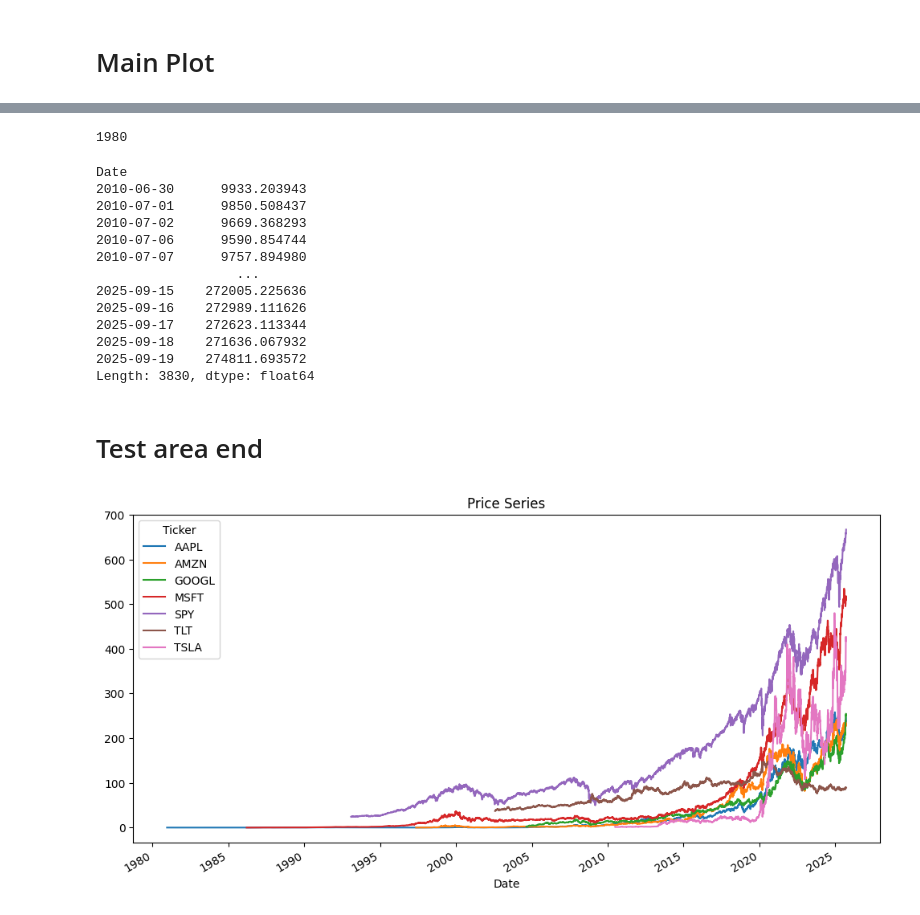
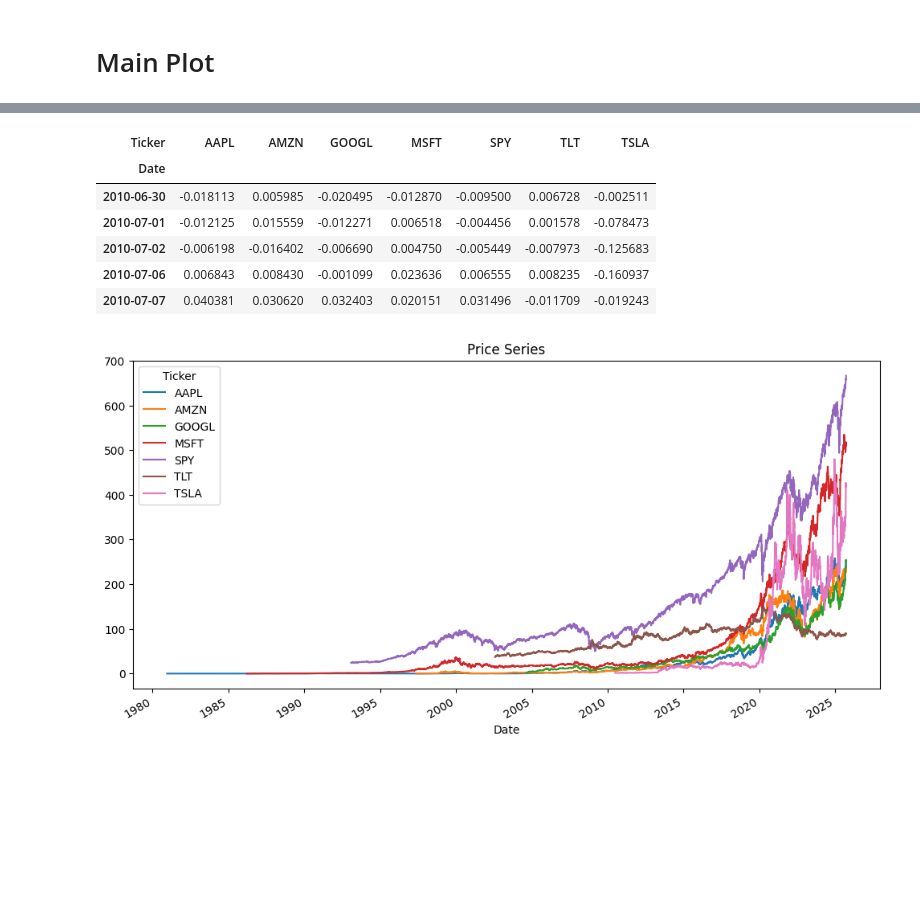
Before and after one commit to ReptilianPride/portfolio-risk-dashboard, a Jupyter notebook: notebooks/prototype.ipynb, the cells around one changed output, grey strips where cells are left out. Cells and saved outputs as stored; diff of their text form; code cells hidden in the pictures; blank space fills up the shorter version.

```diff
--- a/notebooks/prototype.ipynb
+++ b/notebooks/prototype.ipynb
@@ -59,25 +70,14 @@ Close Prices Overview:
 # %%
-close_prices.index.min().year
+returns_df=simple_returns(close_prices.dropna())
+returns_df.head()
 # %% [output]
-1980
+| Ticker | AAPL | AMZN | GOOGL | MSFT | SPY | TLT | TSLA |
+| Date |  |  |  |  |  |  |  |
+| 2010-06-30 | -0.018113 | 0.005985 | -0.020495 | -0.012870 | -0.009500 | 0.006728 | -0.002511 |
+| 2010-07-01 | -0.012125 | 0.015559 | -0.012271 | 0.006518 | -0.004456 | 0.001578 | -0.078473 |
+| 2010-07-02 | -0.006198 | -0.016402 | -0.006690 | 0.004750 | -0.005449 | -0.007973 | -0.125683 |
+| 2010-07-06 | 0.006843 | 0.008430 | -0.001099 | 0.023636 | 0.006555 | 0.008235 | -0.160937 |
+| 2010-07-07 | 0.040381 | 0.030620 | 0.032403 | 0.020151 | 0.031496 | -0.011709 | -0.019243 |
-# %%
-10000*(1+cum_ret)
-# %% [output]
-Date
-2010-06-30      9933.203943
-2010-07-01      9850.508437
-2010-07-02      9669.368293
-2010-07-06      9590.854744
-2010-07-07      9757.894980
-                  ...
-2025-09-15    272005.225636
-2025-09-16    272989.111626
-2025-09-17    272623.113344
-2025-09-18    271636.067932
-2025-09-19    274811.693572
-Length: 3830, dtype: float64
-# %% [markdown]
-# Test area end
 # %%
 close_prices.plot(figsize=(12,6),title='Price Series')
 plt.show()
```
Also changed, not shown: parts of 5 cells of this notebook, 6 other files.
